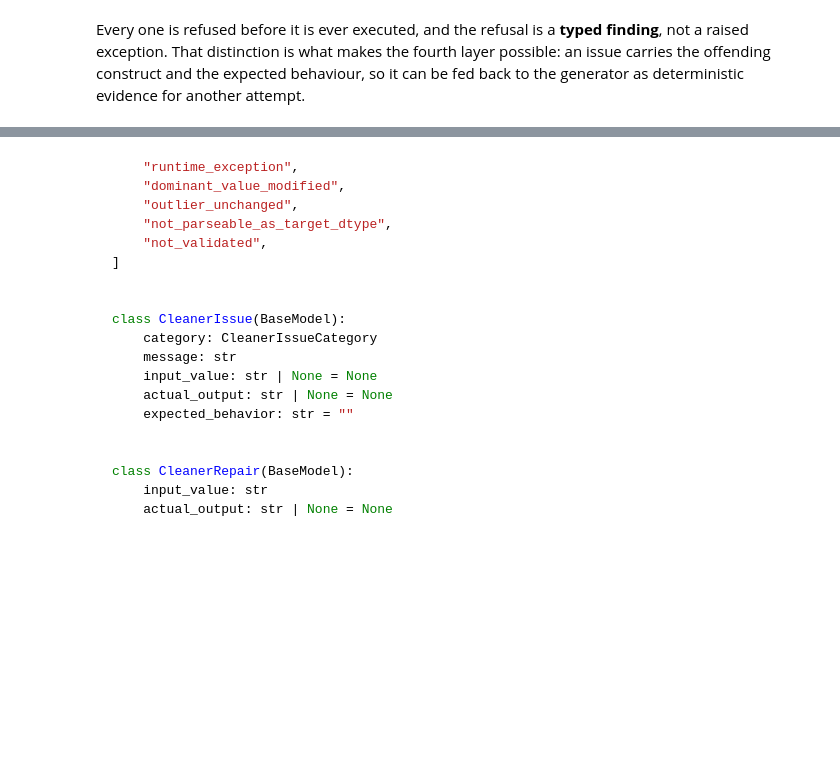
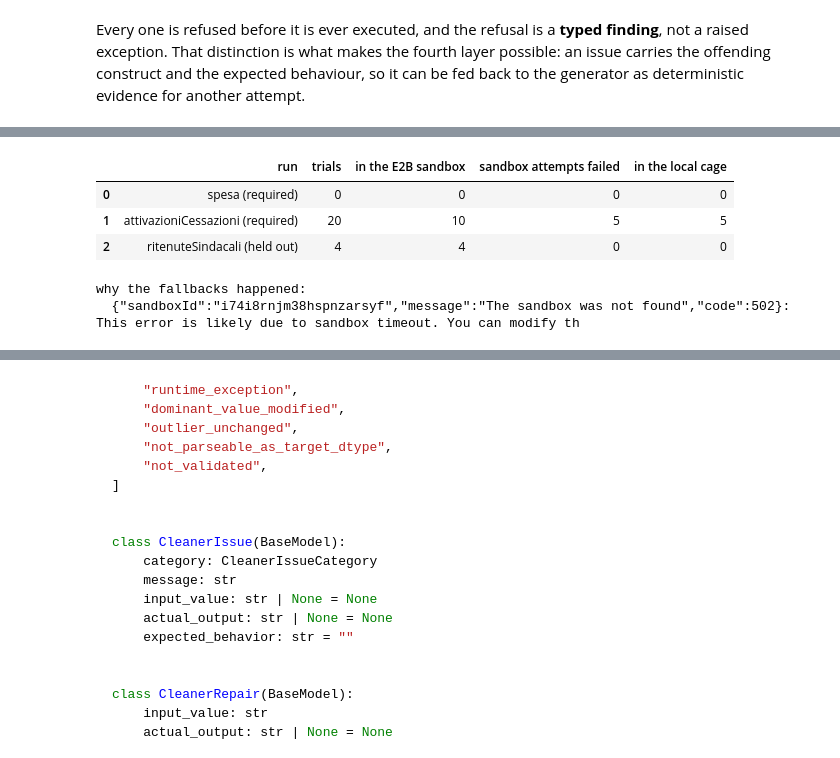
Before and after one commit to simonefilosofi/Reply_multi-agents_project_810431, a Jupyter notebook: main.ipynb, the cells around one changed output, grey strips where cells are left out. Drawn from its saved outputs; the diff is of its cells as text; code cells hidden in the pictures; blank space fills up the shorter version.

Commit message:
docs(safety): document and demonstrate the E2B sandbox layer

```diff
--- a/main.ipynb
+++ b/main.ipynb
@@ -1096,0 +1166,31 @@ Every one is refused before it is ever executed, and the refusal is a **typed fi
+# %%
+RUNS_SANDBOX = {
+    "spesa (required)": "out/readme_run",
+    "attivazioniCessazioni (required)": "out/readme_attivazioni",
+    "ritenuteSindacali (held out)": "out/readme_ritenute",
+}
+
+runs_log = {}
+for label, directory in RUNS_SANDBOX.items():
+    path = next(p for p in Path(directory).glob("*.json")
+                if p.name not in {"timings.json", "proposals.json", "timings_detect.json"})
+    runs_log[label] = json.loads(path.read_text()).get("generated_function_runs") or []
+
+display(pd.DataFrame([{
+    "run": label,
+    "trials": len(entries),
+    "in the E2B sandbox": sum(1 for e in entries if e["executor"] == "e2b" and e["ok"]),
+    "sandbox attempts failed": sum(1 for e in entries if e["executor"] == "e2b" and not e["ok"]),
+    "in the local cage": sum(1 for e in entries if e["executor"] == "local"),
+} for label, entries in runs_log.items()]))
+
+failed = [e for e in runs_log["attivazioniCessazioni (required)"] if not e["ok"]]
+print("\nwhy the fallbacks happened:")
+print(" ", failed[0]["detail"][:150])
+# %% [output]
+|  | run | trials | in the E2B sandbox | sandbox attempts failed | in the local cage |
+| 0 | spesa (required) | 0 | 0 | 0 | 0 |
+| 1 | attivazioniCessazioni (required) | 20 | 10 | 5 | 5 |
+| 2 | ritenuteSindacali (held out) | 4 | 4 | 0 | 0 |
+why the fallbacks happened:
+  {"sandboxId":"i74i8rnjm38hspnzarsyf","message":"The sandbox was not found","code":502}: This error is likely due to sandbox timeout. You can modify th
```
Also changed, not shown: parts of 8 cells of this notebook, 1 other file.
